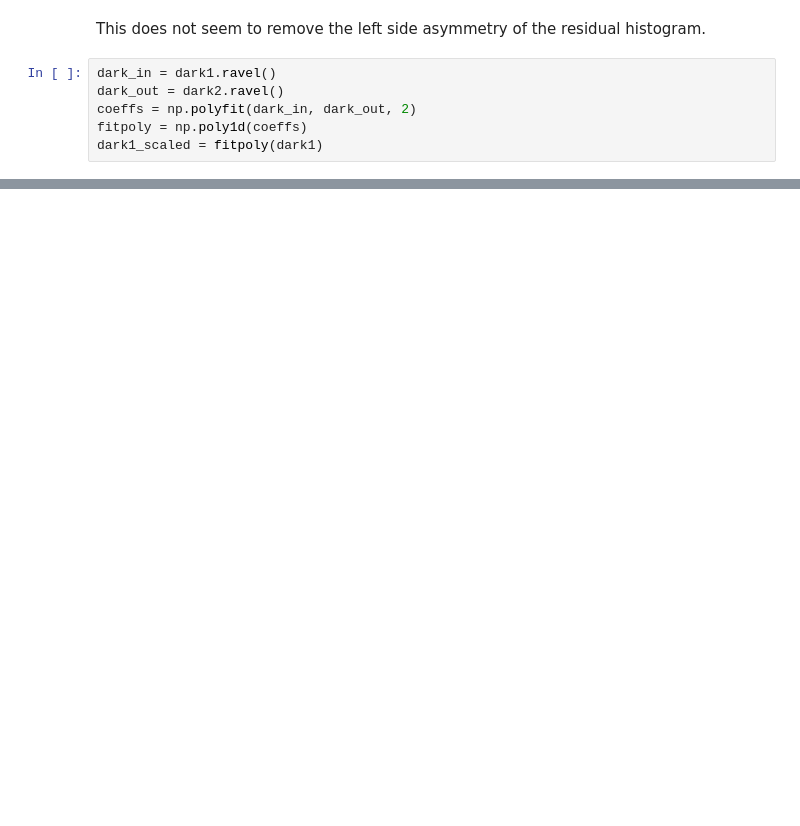
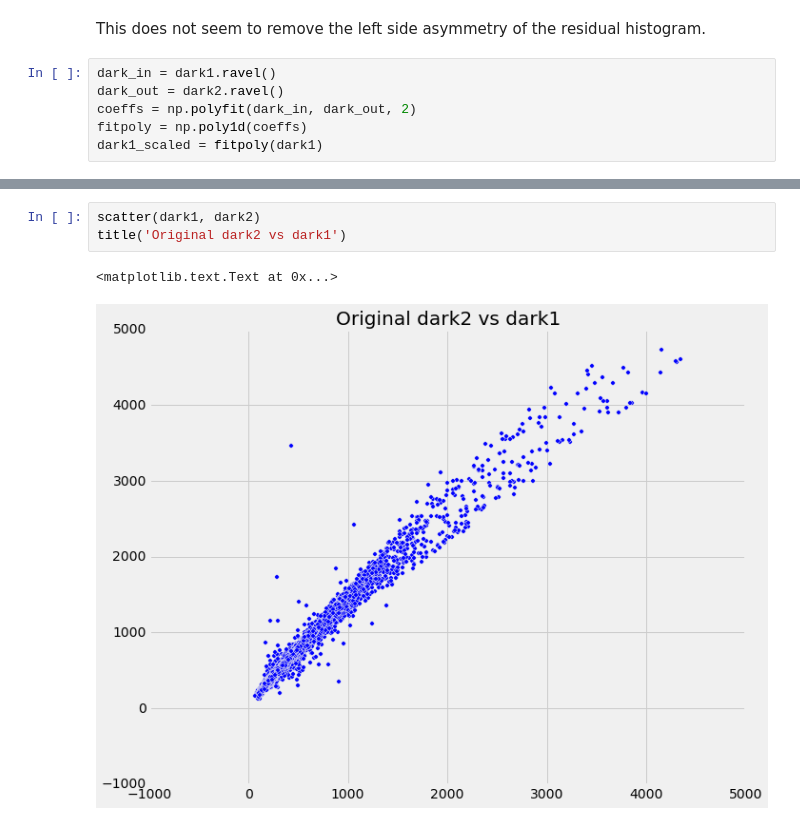
Before and after one commit to michaelaye/iuvs, a Jupyter notebook: notebooks/dark_linear_scaling.ipynb, the cells around one changed output, grey strips where cells are left out. Cells and saved outputs as stored; diff of their text form; blank space fills up the shorter version.

```diff
--- a/notebooks/dark_linear_scaling.ipynb
+++ b/notebooks/dark_linear_scaling.ipynb
@@ -169,0 +211,6 @@ colorbar(orientation='horizontal')
+# %%
+scatter(dark1, dark2)
+title('Original dark2 vs dark1')
+# %% [output]
+<matplotlib.text.Text at 0x...>
+[figure, added]
```
Also changed, not shown: parts of 28 cells of this notebook, 1 other file.
